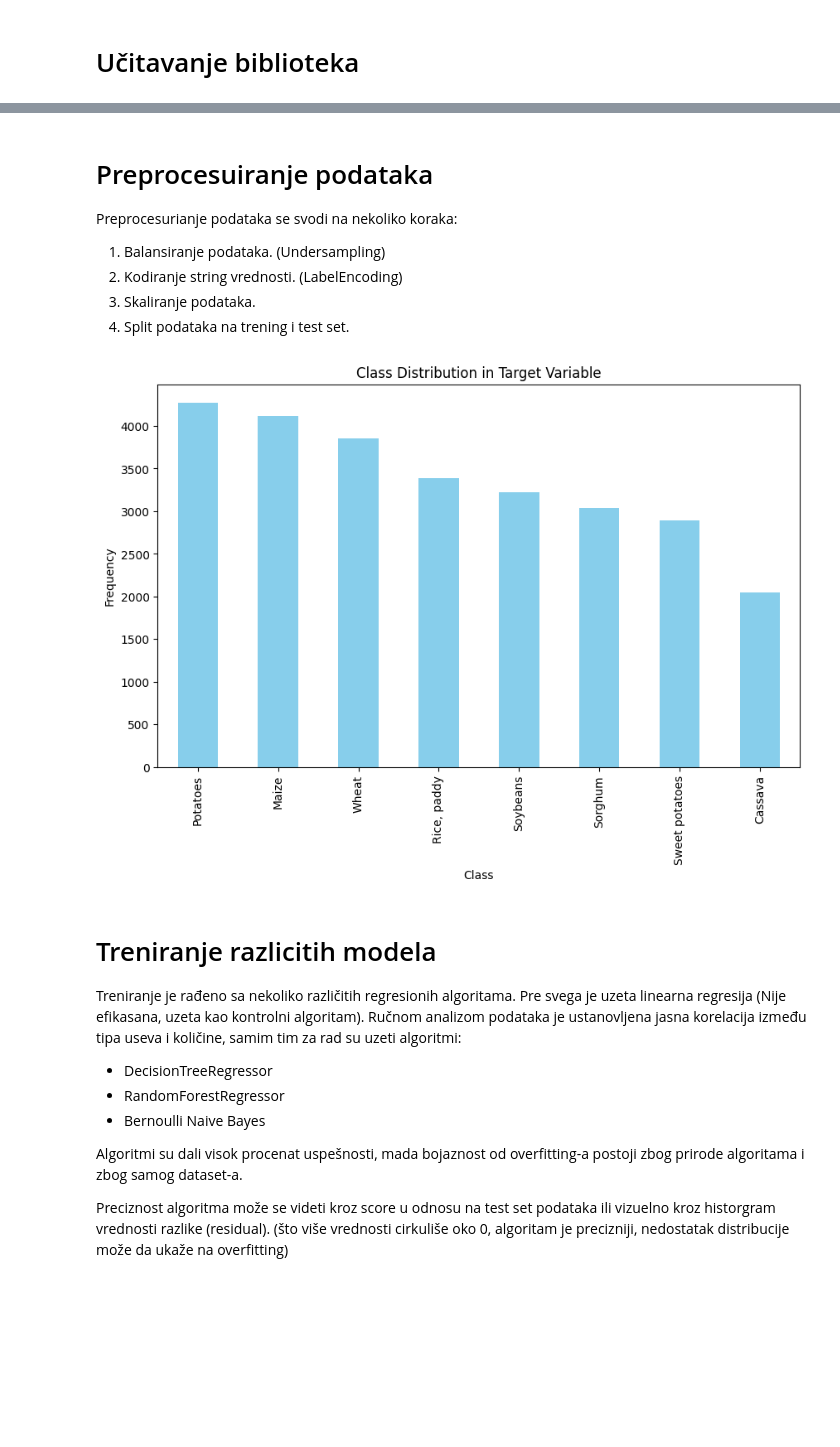
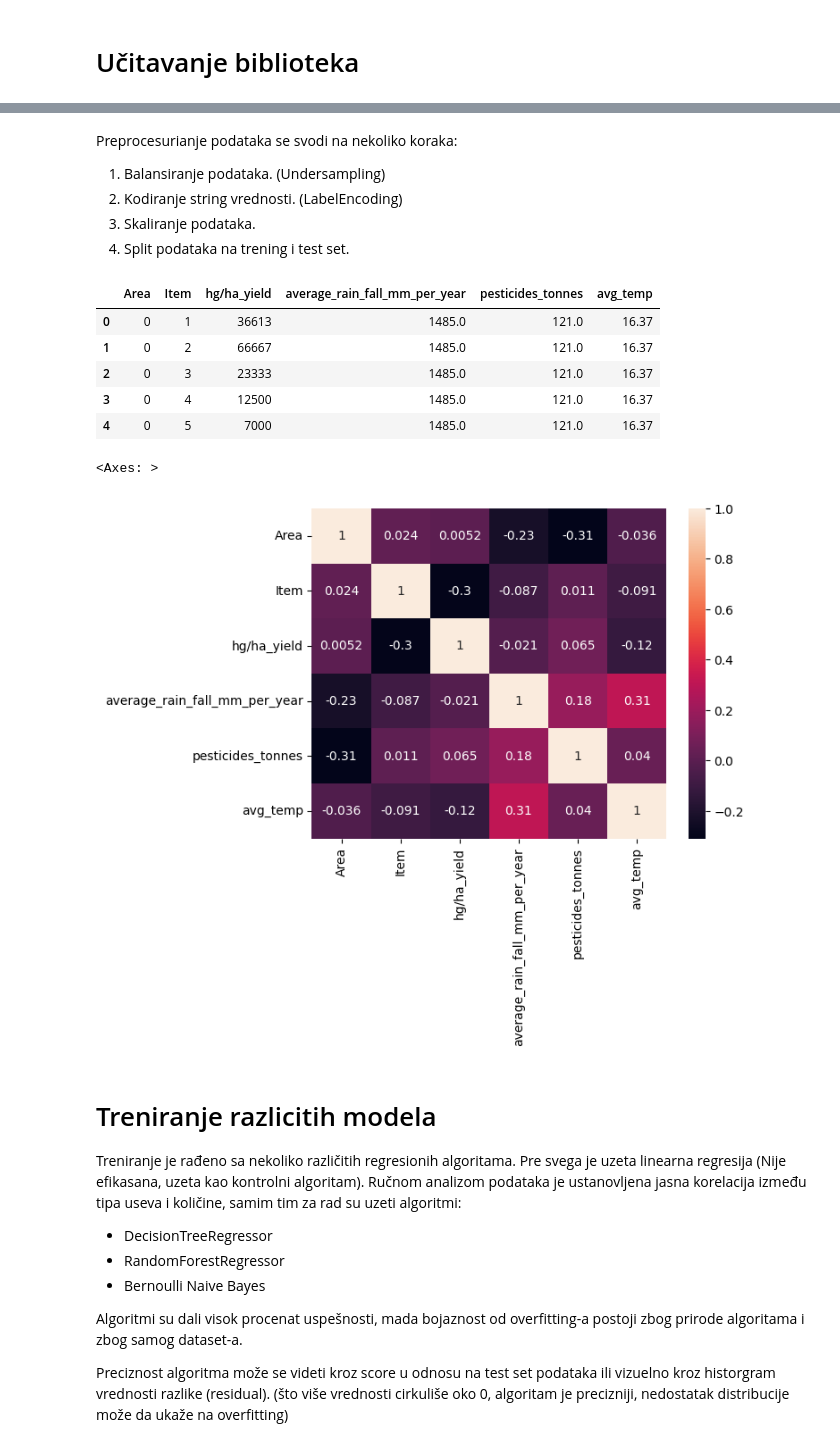
Before and after one commit to milanovicandrej/machine-learning, a Jupyter notebook: regression.ipynb, the cells around one changed output, grey strips where cells are left out. Cells and saved outputs as stored; diff of their text form; code cells hidden in the pictures; blank space fills up the shorter version.

```diff
--- a/regression.ipynb
+++ b/regression.ipynb
@@ -15,6 +58,4 @@ from collections import Counter
 # %% [markdown]
-# Preprocesuiranje podataka
-
 Preprocesurianje podataka se svodi na nekoliko koraka:
 
 1. Balansiranje podataka. (Undersampling)
@@ -23,41 +64,44 @@ Preprocesurianje podataka se svodi na nekoliko koraka:
 4. Split podataka na trening i test set.
 # %%
 #Import the dataset
-df = pd.read_csv('datasets/yield_df.csv')
+
 df = df.drop(columns=['Year','Unnamed: 0'])
 
 # Remove mintority 'Item' classes
 df = df[df['Item'] != 'Yams']
 df = df[df['Item'] != 'Plantains and others']
 
-# Visualize class distribution
-target_counts = df['Item'].value_counts()
+#Label encode string columns
+label_encoder = LabelEncoder()
 
-plt.figure(figsize=(10, 6))
-target_counts.plot(kind='bar', color='skyblue')
-plt.title('Class Distribution in Target Variable')
-plt.xlabel('Class')
-plt.ylabel('Frequency')
-plt.show()
+df['Area'] = label_encoder.fit_transform(df['Area'])
+df['Item'] = label_encoder.fit_transform(df['Item'])
+
+df.head()
 # %% [output]
-[figure, removed]
+|  | Area | Item | hg/ha_yield | average_rain_fall_mm_per_year | pesticides_tonnes | avg_temp |
+| 0 | 0 | 1 | 36613 | 1485.0 | 121.0 | 16.37 |
+| 1 | 0 | 2 | 66667 | 1485.0 | 121.0 | 16.37 |
+| 2 | 0 | 3 | 23333 | 1485.0 | 121.0 | 16.37 |
+| 3 | 0 | 4 | 12500 | 1485.0 | 121.0 | 16.37 |
+| 4 | 0 | 5 | 7000 | 1485.0 | 121.0 | 16.37 |
 # %%
-#Label encode string columns
-label_encoder = LabelEncoder()
-
-df['Area'] = label_encoder.fit_transform(df['Area'])
-df['Item'] = label_encoder.fit_transform(df['Item'])
-
 # Splitting data into features and target
 y = df['hg/ha_yield']
 X_orig = df.drop(columns=['hg/ha_yield'])
 
 # Scalling the data
 scaler = StandardScaler()
 X = scaler.fit_transform(X_orig,y)
 
 #Splitting the dataset into train and test sets
 X_train, X_test, y_train, y_test = train_test_split(X, y, test_size=0.37, random_state=37)
+
+correlation=df.corr()
+sb.heatmap(correlation,annot=True)
+# %% [output]
+<Axes: >
+[figure, added]
 # %% [markdown]
 # Treniranje razlicitih modela
 
```
Also changed, not shown: parts of 4 cells of this notebook, 1 other file.
